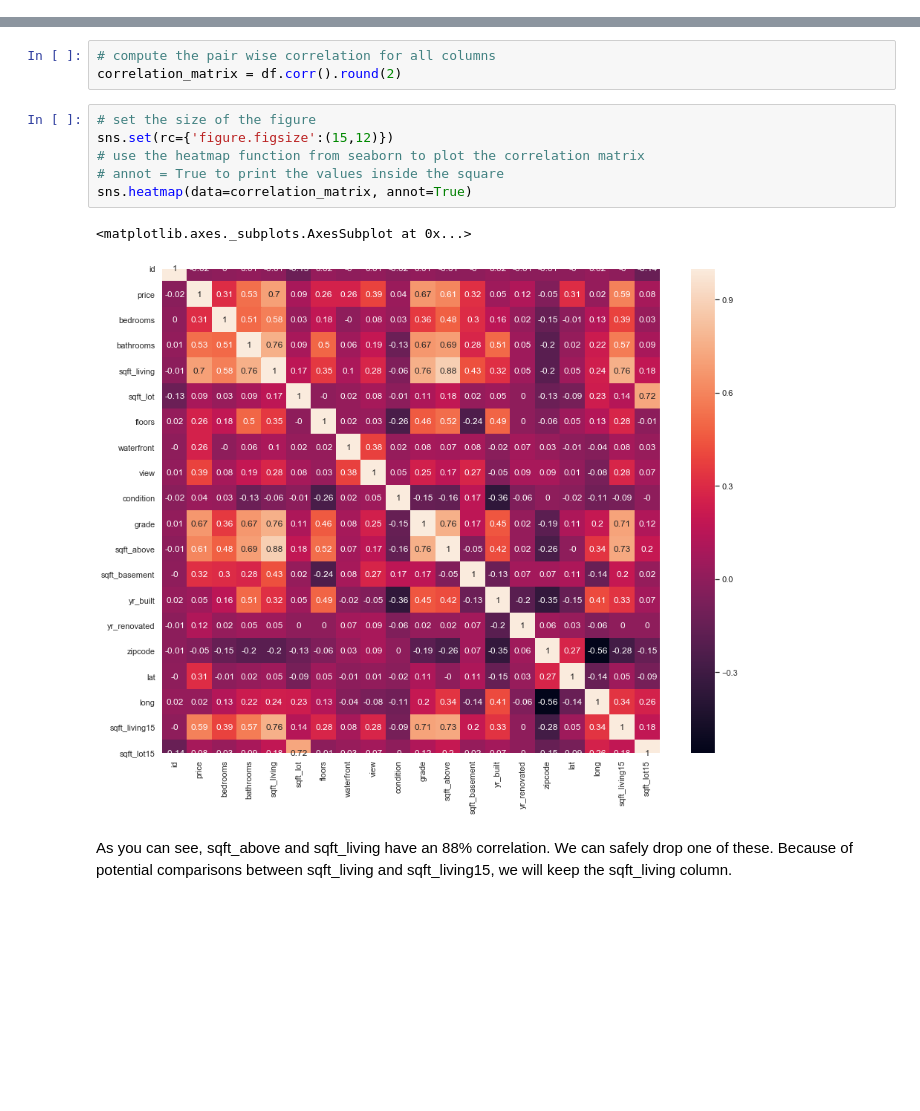
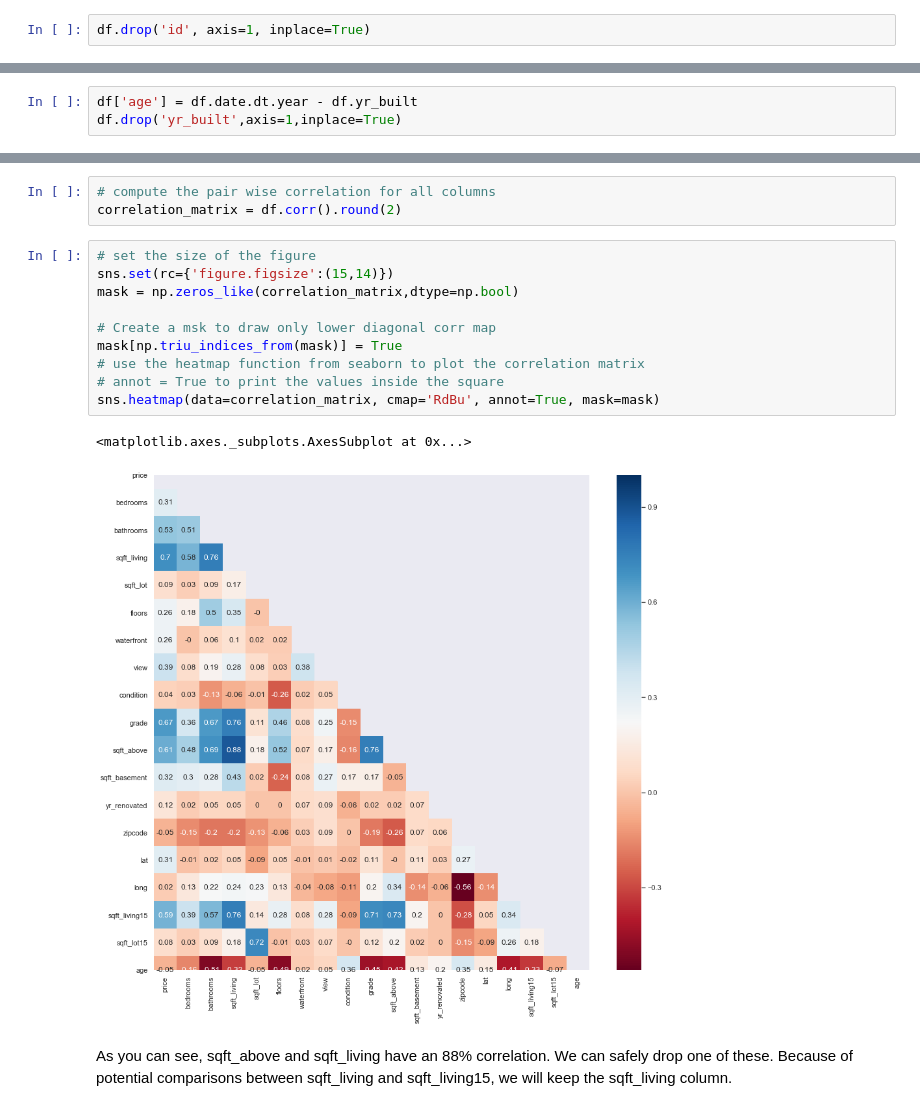
Before and after one commit to Lionslicer-Coding/dsc-mod-2-project-v2-1-onl01-dtsc-pt-030220, a Jupyter notebook: student.ipynb, the cells around one changed output, grey strips where cells are left out. Drawn from its saved outputs; the diff is of its cells as text; blank space fills up the shorter version.

```diff
--- a/student.ipynb
+++ b/student.ipynb
@@ -240,3 +240,5 @@ sqft_living15    21597 non-null int64
 sqft_lot15       21597 non-null int64
 dtypes: datetime64[ns](1), float64(8), int32(1), int64(11)
 memory usage: 3.4 MB
+# %%
+df.drop('id', axis=1, inplace=True)
@@ -243,3 +247,6 @@ memory usage: 3.4 MB
+# %%
+df['age'] = df.date.dt.year - df.yr_built
+df.drop('yr_built',axis=1,inplace=True)
 # %% [markdown]
 Awesome! We have filled in all of our missing data, which will allow us to create accurate models for predicting the price of our houses.
 # %% [markdown]
@@ -249,13 +256,17 @@ For one last check before we begin exploring our data, let's check to see if we
 correlation_matrix = df.corr().round(2)
 # %%
 # set the size of the figure
-sns.set(rc={'figure.figsize':(15,12)})
+sns.set(rc={'figure.figsize':(15,14)})
+mask = np.zeros_like(correlation_matrix,dtype=np.bool)
+
+# Create a msk to draw only lower diagonal corr map
+mask[np.triu_indices_from(mask)] = True
 # use the heatmap function from seaborn to plot the correlation matrix
 # annot = True to print the values inside the square
-sns.heatmap(data=correlation_matrix, annot=True)
+sns.heatmap(data=correlation_matrix, cmap='RdBu', annot=True, mask=mask)
 # %% [output]
 <matplotlib.axes._subplots.AxesSubplot at 0x...>
-[figure, old version]
+[figure, new version]
 # %% [markdown]
 As you can see, sqft_above and sqft_living have an 88% correlation. We can safely drop one of these. Because of potential comparisons between sqft_living and sqft_living15, we will keep the sqft_living column.
 # %%
```
Also changed, not shown: parts of 7 cells of this notebook.
